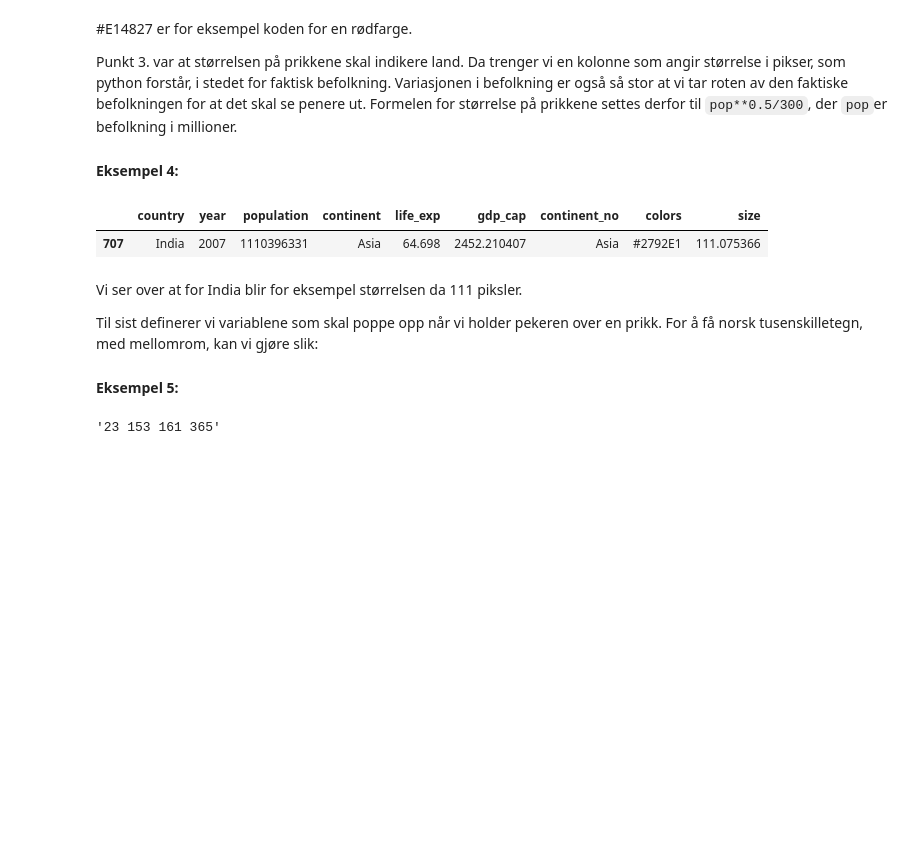
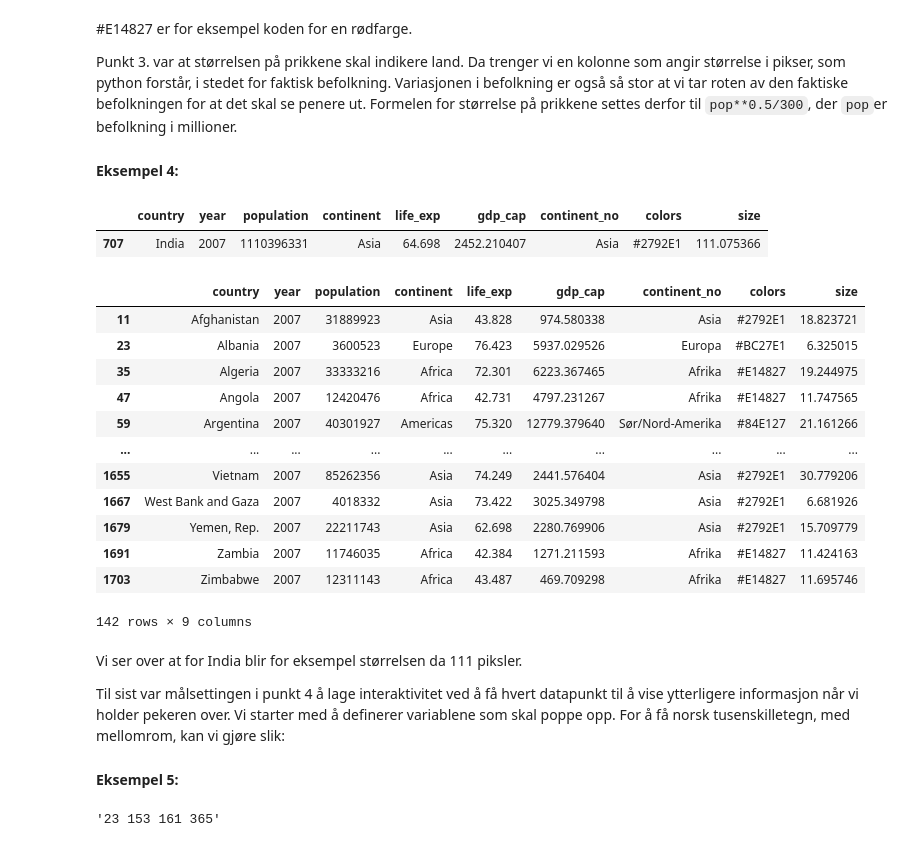
Before and after one commit to harsutvi/notebooks, a Jupyter notebook: 11 - interaktive websider.ipynb, the cells around one changed output. Drawn from its saved outputs; the diff is of its cells as text; code cells hidden in the pictures; blank space fills up the shorter version.

```diff
--- a/11 - interaktive websider.ipynb
+++ b/11 - interaktive websider.ipynb
@@ -92,14 +92,28 @@ Punkt 3. var at størrelsen på prikkene skal indikere land. Da trenger vi en ko
 #### Eksempel 4:
 # %%
 g['size']=g['population'].apply(lambda pop: pop**0.5/300)
-g[g['country']=='India']
+display(g[g['country']=='India'])
+g
 # %% [output]
 |  | country | year | population | continent | life_exp | gdp_cap | continent_no | colors | size |
 | 707 | India | 2007 | 1110396331 | Asia | 64.698 | 2452.210407 | Asia | #2792E1 | 111.075366 |
+|  | country | year | population | continent | life_exp | gdp_cap | continent_no | colors | size |
+| 11 | Afghanistan | 2007 | 31889923 | Asia | 43.828 | 974.580338 | Asia | #2792E1 | 18.823721 |
+| 23 | Albania | 2007 | 3600523 | Europe | 76.423 | 5937.029526 | Europa | #BC27E1 | 6.325015 |
+| 35 | Algeria | 2007 | 33333216 | Africa | 72.301 | 6223.367465 | Afrika | #E14827 | 19.244975 |
+| 47 | Angola | 2007 | 12420476 | Africa | 42.731 | 4797.231267 | Afrika | #E14827 | 11.747565 |
+| 59 | Argentina | 2007 | 40301927 | Americas | 75.320 | 12779.379640 | Sør/Nord-Amerika | #84E127 | 21.161266 |
+| ... | ... | ... | ... | ... | ... | ... | ... | ... | ... |
+| 1655 | Vietnam | 2007 | 85262356 | Asia | 74.249 | 2441.576404 | Asia | #2792E1 | 30.779206 |
+| 1667 | West Bank and Gaza | 2007 | 4018332 | Asia | 73.422 | 3025.349798 | Asia | #2792E1 | 6.681926 |
+| 1679 | Yemen, Rep. | 2007 | 22211743 | Asia | 62.698 | 2280.769906 | Asia | #2792E1 | 15.709779 |
+| 1691 | Zambia | 2007 | 11746035 | Africa | 42.384 | 1271.211593 | Afrika | #E14827 | 11.424163 |
+| 1703 | Zimbabwe | 2007 | 12311143 | Africa | 43.487 | 469.709298 | Afrika | #E14827 | 11.695746 |
+142 rows × 9 columns
 # %% [markdown]
 Vi ser over at for India blir for eksempel størrelsen da 111 piksler.
 
-Til sist definerer vi variablene som skal poppe opp når vi holder pekeren over en prikk. For å få norsk tusenskilletegn, med mellomrom, kan vi gjøre slik:
+Til sist var målsettingen i punkt 4 å lage interaktivitet ved å få hvert datapunkt til å vise ytterligere informasjon når vi holder pekeren over. Vi starter med å definerer variablene som skal poppe opp. For å få norsk tusenskilletegn, med mellomrom, kan vi gjøre slik:
 
 #### Eksempel 5:
 # %%
```
Also changed, not shown: parts of 7 cells of this notebook.
